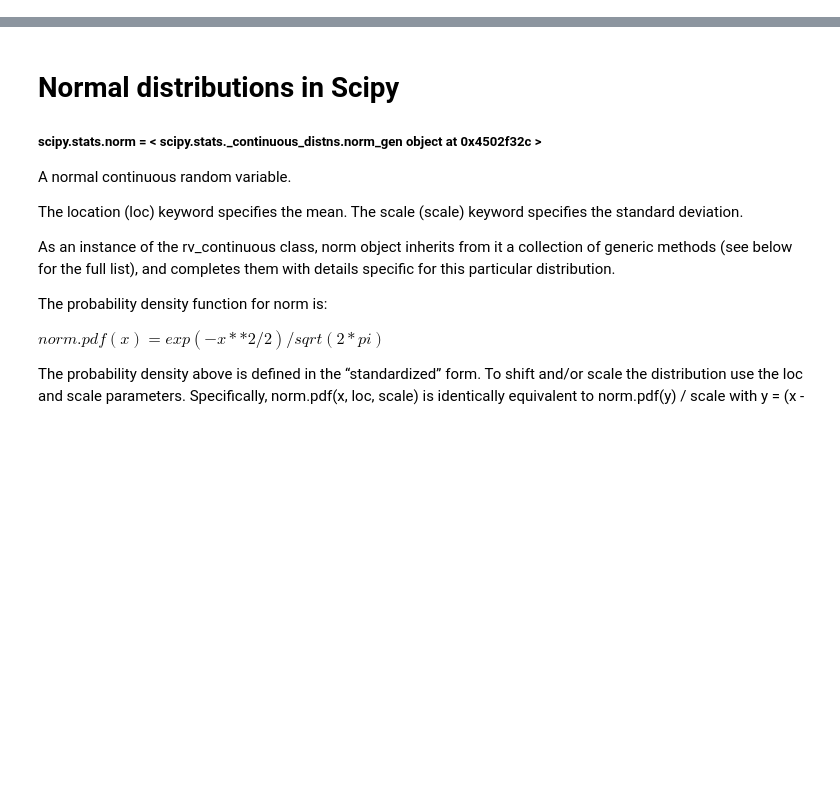
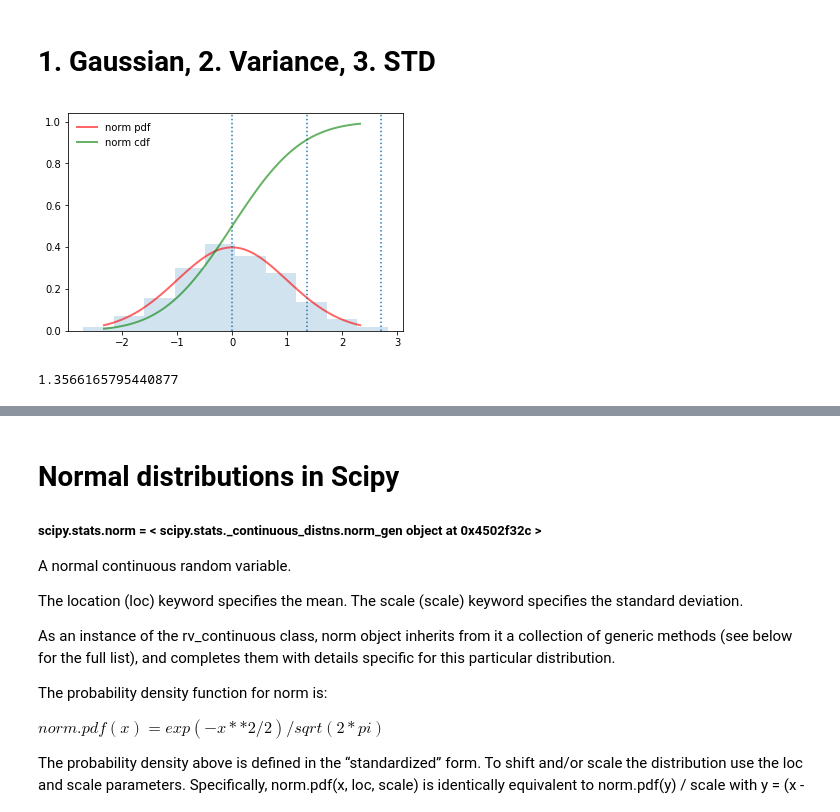
Before and after one commit to danhagg/DataScienceMaterials_Python, a Jupyter notebook: scipy_stats/0.Statistics.ipynb, the cells around one changed output, grey strips where cells are left out. Saved outputs shown, nothing was run; the diff lists cells and outputs as text; code cells hidden in the pictures; blank space fills up the shorter version.

```diff
--- a/scipy_stats/0.Statistics.ipynb
+++ b/scipy_stats/0.Statistics.ipynb
@@ -77,0 +35,27 @@ df1.sort_values('A',ascending=False)
+# %% [markdown]
+# 1. Gaussian, 2. Variance, 3. STD
+# %%
+from scipy.stats import norm
+
+fig, ax = plt.subplots(1, 1)
+
+# Display probability density function
+x = np.linspace(norm.ppf(0.01),norm.ppf(0.99), 100)
+ax.plot(x, norm.pdf(x),'r-', lw=2, alpha=0.6, label='norm pdf')
+ax.axvline(x=x.mean(), linestyle='dotted')
+ax.axvline(x=x.std(), linestyle='dotted')
+ax.axvline(x=2*x.std(), linestyle='dotted')
+# Display cumulative density function
+ax.plot(x, norm.cdf(x),'g-', lw=2, alpha=0.6, label='norm cdf')
+
+# Generate random numbers:
+r = norm.rvs(size=1000)
+
+# And compare the histogram:
+ax.hist(r, density=True, histtype='stepfilled', alpha=0.2)
+ax.legend(loc='best', frameon=False)
+plt.show()
+print(x.std())
+# %% [output]
+[figure, added]
+1.3566165795440877
```
Also changed, not shown: parts of 27 cells of this notebook, 4 other files.
